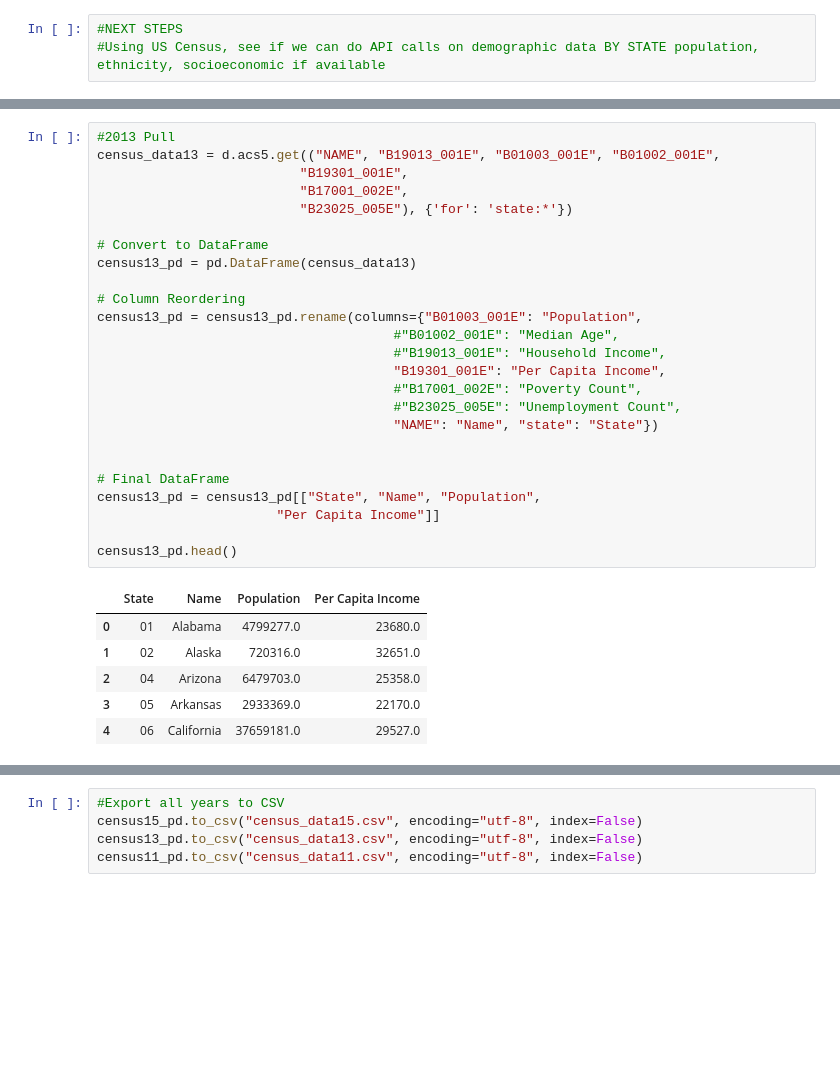
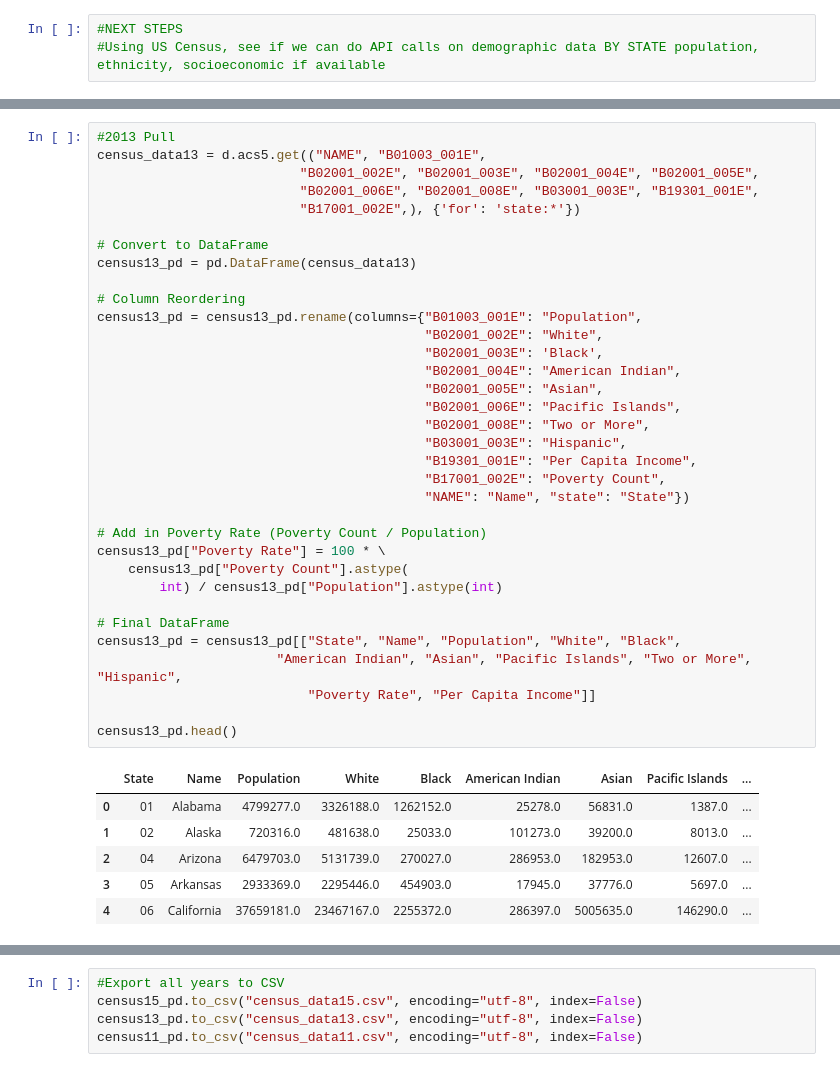
Before and after one commit to hannahduncan/bullying-in-america, a Jupyter notebook: NationalStats.ipynb, the cells around one changed output, grey strips where cells are left out. Drawn from its saved outputs; the diff is of its cells as text; blank space fills up the shorter version.

```diff
--- a/NationalStats.ipynb
+++ b/NationalStats.ipynb
@@ -204,34 +213,43 @@ census15_pd.head()
 # %%
 #2013 Pull
-census_data13 = d.acs5.get(("NAME", "B19013_001E", "B01003_001E", "B01002_001E",
-                          "B19301_001E",
-                          "B17001_002E",
-                          "B23025_005E"), {'for': 'state:*'})
+census_data13 = d.acs5.get(("NAME", "B01003_001E",
+                          "B02001_002E", "B02001_003E", "B02001_004E", "B02001_005E",
+                          "B02001_006E", "B02001_008E", "B03001_003E", "B19301_001E",
+                          "B17001_002E",), {'for': 'state:*'})
 
 # Convert to DataFrame
 census13_pd = pd.DataFrame(census_data13)
 
 # Column Reordering
 census13_pd = census13_pd.rename(columns={"B01003_001E": "Population",
-                                      #"B01002_001E": "Median Age",
-                                      #"B19013_001E": "Household Income",
-                                      "B19301_001E": "Per Capita Income",
-                                      #"B17001_002E": "Poverty Count",
-                                      #"B23025_005E": "Unemployment Count",
-                                      "NAME": "Name", "state": "State"})
+                                          "B02001_002E": "White",
+                                          "B02001_003E": 'Black',
+                                          "B02001_004E": "American Indian",
+                                          "B02001_005E": "Asian",
+                                          "B02001_006E": "Pacific Islands",
+                                          "B02001_008E": "Two or More",
+                                          "B03001_003E": "Hispanic",
+                                          "B19301_001E": "Per Capita Income",
+                                          "B17001_002E": "Poverty Count",
+                                          "NAME": "Name", "state": "State"})
 
+# Add in Poverty Rate (Poverty Count / Population)
+census13_pd["Poverty Rate"] = 100 * \
+    census13_pd["Poverty Count"].astype(
+        int) / census13_pd["Population"].astype(int)
 
 # Final DataFrame
-census13_pd = census13_pd[["State", "Name", "Population",
-                       "Per Capita Income"]]
+census13_pd = census13_pd[["State", "Name", "Population", "White", "Black",
+                       "American Indian", "Asian", "Pacific Islands", "Two or More", "Hispanic",
+                           "Poverty Rate", "Per Capita Income"]]
 
 census13_pd.head()
 # %% [output]
-|  | State | Name | Population | Per Capita Income |
-| 0 | 01 | Alabama | 4799277.0 | 23680.0 |
-| 1 | 02 | Alaska | 720316.0 | 32651.0 |
-| 2 | 04 | Arizona | 6479703.0 | 25358.0 |
-| 3 | 05 | Arkansas | 2933369.0 | 22170.0 |
-| 4 | 06 | California | 37659181.0 | 29527.0 |
+|  | State | Name | Population | White | Black | American Indian | Asian | Pacific Islands | ... |
+| 0 | 01 | Alabama | 4799277.0 | 3326188.0 | 1262152.0 | 25278.0 | 56831.0 | 1387.0 | ... |
+| 1 | 02 | Alaska | 720316.0 | 481638.0 | 25033.0 | 101273.0 | 39200.0 | 8013.0 | ... |
+| 2 | 04 | Arizona | 6479703.0 | 5131739.0 | 270027.0 | 286953.0 | 182953.0 | 12607.0 | ... |
+| 3 | 05 | Arkansas | 2933369.0 | 2295446.0 | 454903.0 | 17945.0 | 37776.0 | 5697.0 | ... |
+| 4 | 06 | California | 37659181.0 | 23467167.0 | 2255372.0 | 286397.0 | 5005635.0 | 146290.0 | ... |
 # %%
 #2011 Pull
```
Also changed, not shown: parts of 3 cells of this notebook, 4 other files.
